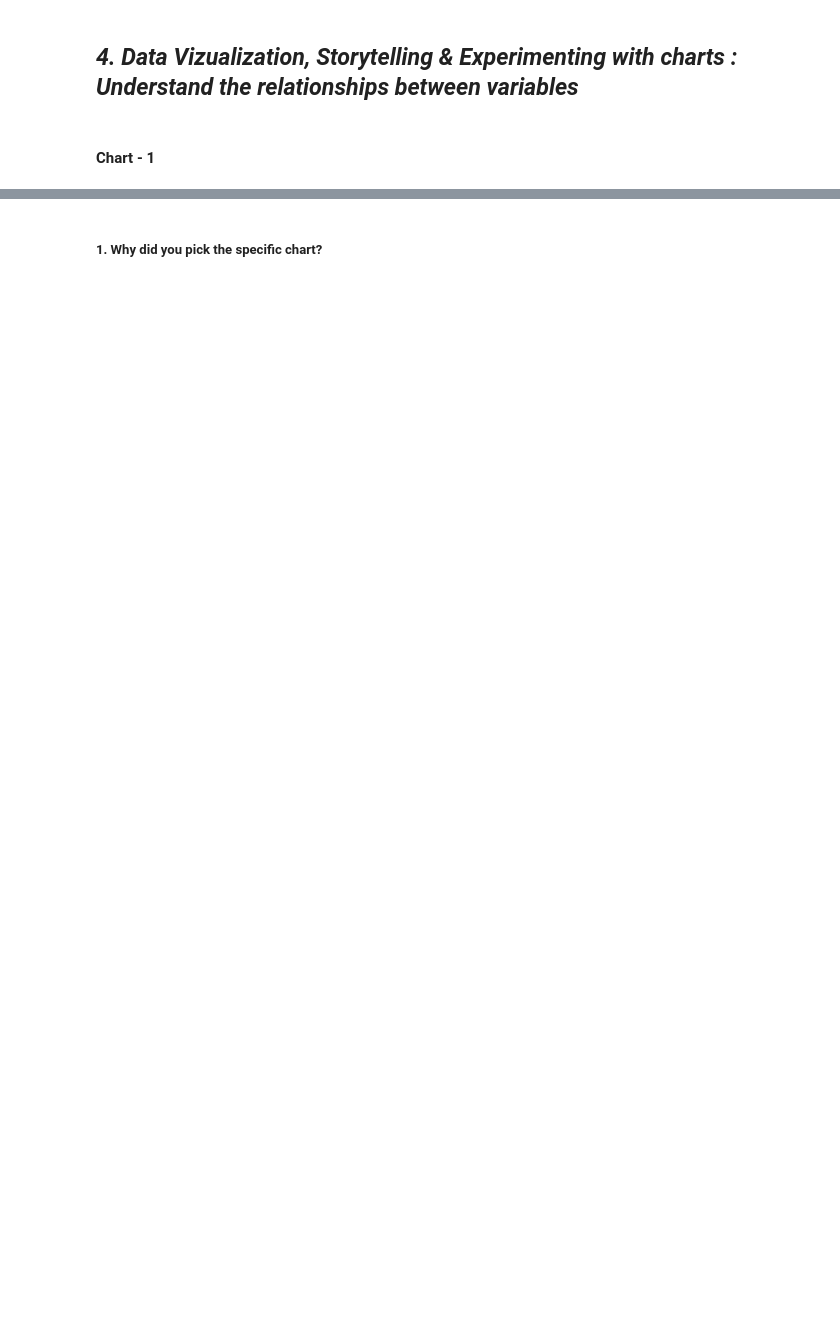
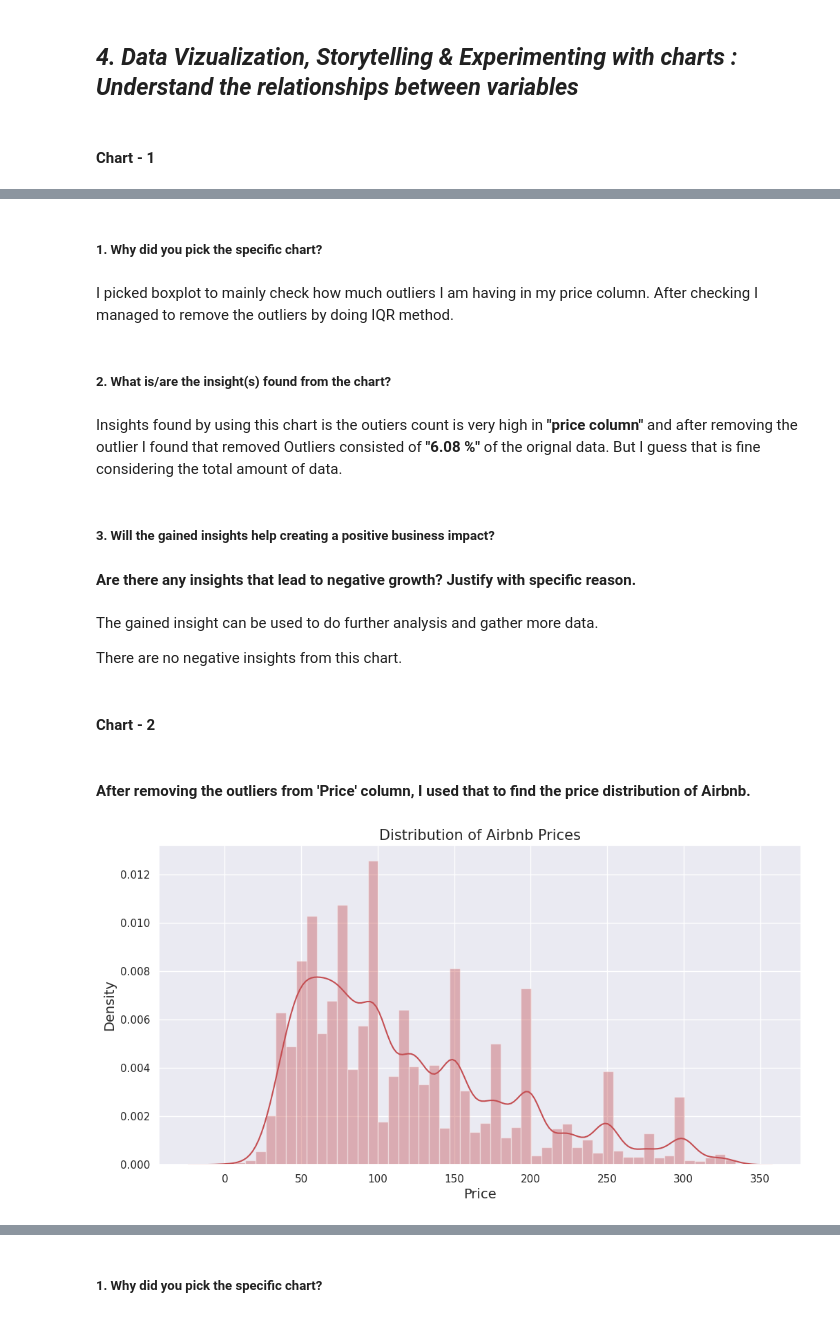
Before and after one commit to shashankmorker/AIR_BNB-EDA, a Jupyter notebook: Capstone_Project_EDA_Airbnb_Booking_Analysis.ipynb, the cells around one changed output, grey strips where cells are left out. Drawn from its saved outputs; the diff is of its cells as text; code cells hidden in the pictures; blank space fills up the shorter version.

```diff
--- a/Capstone_Project_EDA_Airbnb_Booking_Analysis.ipynb
+++ b/Capstone_Project_EDA_Airbnb_Booking_Analysis.ipynb
@@ -228,0 +537,41 @@ Answer Here.
+# %% [markdown]
+##### **1. Why did you pick the specific chart?**
+# %% [markdown]
+I picked boxplot to mainly check how much outliers I am having in my price column. After checking I managed to remove the outliers by doing IQR method.
+# %% [markdown]
+##### **2. What is/are the insight(s) found from the chart?**
+# %% [markdown]
+Insights found by using this chart is the outiers count is very high in **"price column"** and after removing the outlier I found that removed Outliers consisted of **"6.08 %"** of the orignal data. But I guess that is fine considering the total amount of data.
+# %% [markdown]
+##### **3. Will the gained insights help creating a positive business impact?**
+#### **Are there any insights that lead to negative growth? Justify with specific reason.**
+# %% [markdown]
+The gained insight can be used to do further analysis and gather more data.
+
+There are no negative insights from this chart.
+# %% [markdown]
+#### Chart - 2
+# %% [markdown]
+#### **After removing the outliers from 'Price' column, I used that to find the price distribution of Airbnb.**
+# %%
+# Chart - 2 visualization code
+
+# Create a figure with a custom size
+plt.figure(figsize=(12, 6))
+
+# Set the seaborn theme to darkgrid
+sns.set_theme(style='darkgrid')
+
+# Create a histogram of the 'price' column of the dataframe
+# using sns distplot function and specifying the color as red
+sns.distplot(updated_df['price'],color=('r'))
+
+# Add labels to the x-axis and y-axis
+plt.xlabel('Price', fontsize=14)
+plt.ylabel('Density', fontsize=14)
+
+# Add a title to the plot
+plt.title('Distribution of Airbnb Prices',fontsize=15)
+plt.show()
+# %% [output]
+[figure, added]
```
Also changed, not shown: parts of 185 cells of this notebook.
